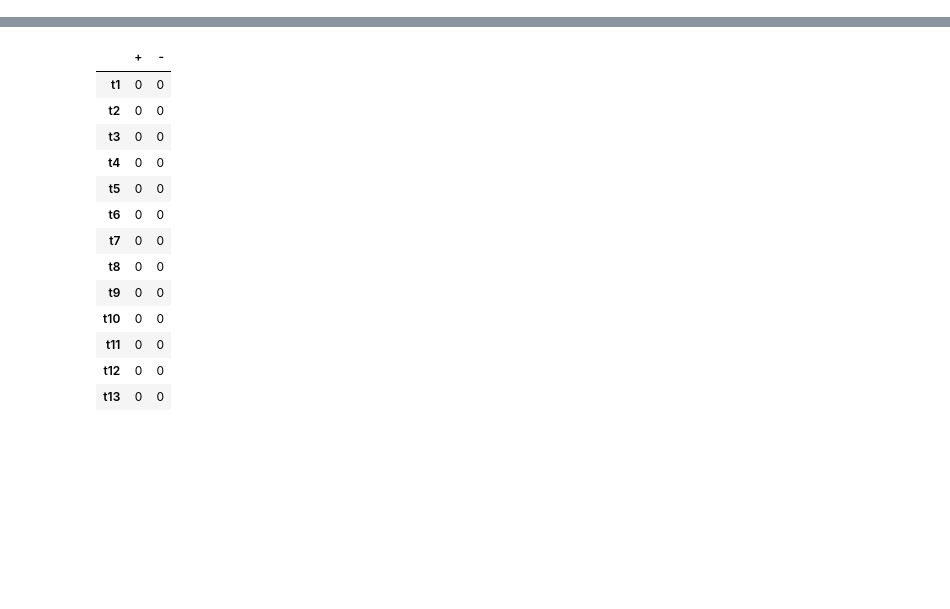
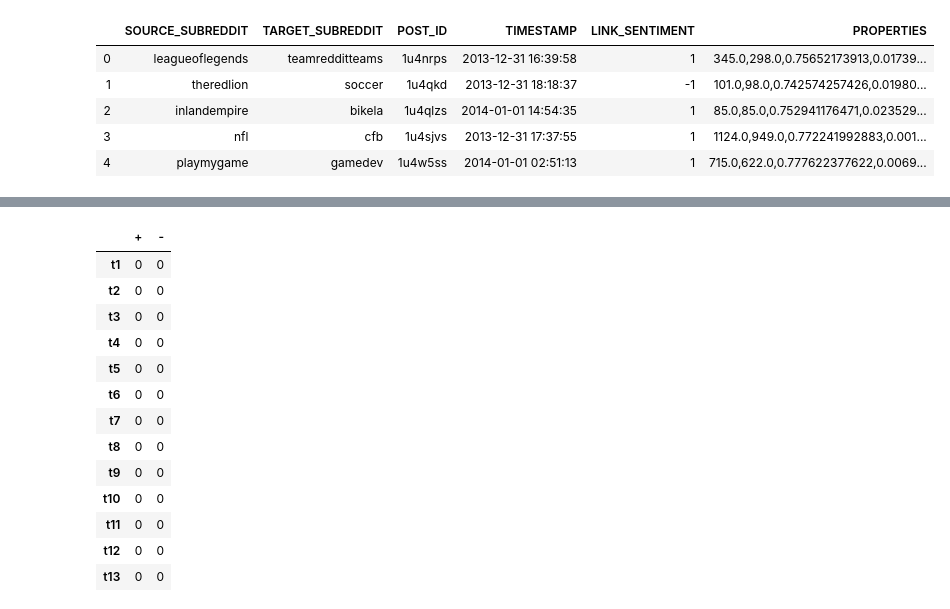
Before and after one commit to epfl-ada/ada-2020-project-milestone-p3-p3_wara9i, a Jupyter notebook: creative_extension.ipynb, the cells around one changed output, grey strips where cells are left out. Cells and saved outputs as stored; diff of their text form; code cells hidden in the pictures; blank space fills up the shorter version.

```diff
--- a/creative_extension.ipynb
+++ b/creative_extension.ipynb
@@ -7,0 +26,9 @@ import numpy as np
+# %%
+body_links.head()
+# %% [output]
+|  | SOURCE_SUBREDDIT | TARGET_SUBREDDIT | POST_ID | TIMESTAMP | LINK_SENTIMENT | PROPERTIES |
+| 0 | leagueoflegends | teamredditteams | 1u4nrps | 2013-12-31 16:39:58 | 1 | 345.0,298.0,0.75652173913,0.01739... |
+| 1 | theredlion | soccer | 1u4qkd | 2013-12-31 18:18:37 | -1 | 101.0,98.0,0.742574257426,0.01980... |
+| 2 | inlandempire | bikela | 1u4qlzs | 2014-01-01 14:54:35 | 1 | 85.0,85.0,0.752941176471,0.023529... |
+| 3 | nfl | cfb | 1u4sjvs | 2013-12-31 17:37:55 | 1 | 1124.0,949.0,0.772241992883,0.001... |
+| 4 | playmygame | gamedev | 1u4w5ss | 2014-01-01 02:51:13 | 1 | 715.0,622.0,0.777622377622,0.0069... |
```
Also changed, not shown: parts of 29 cells of this notebook.
